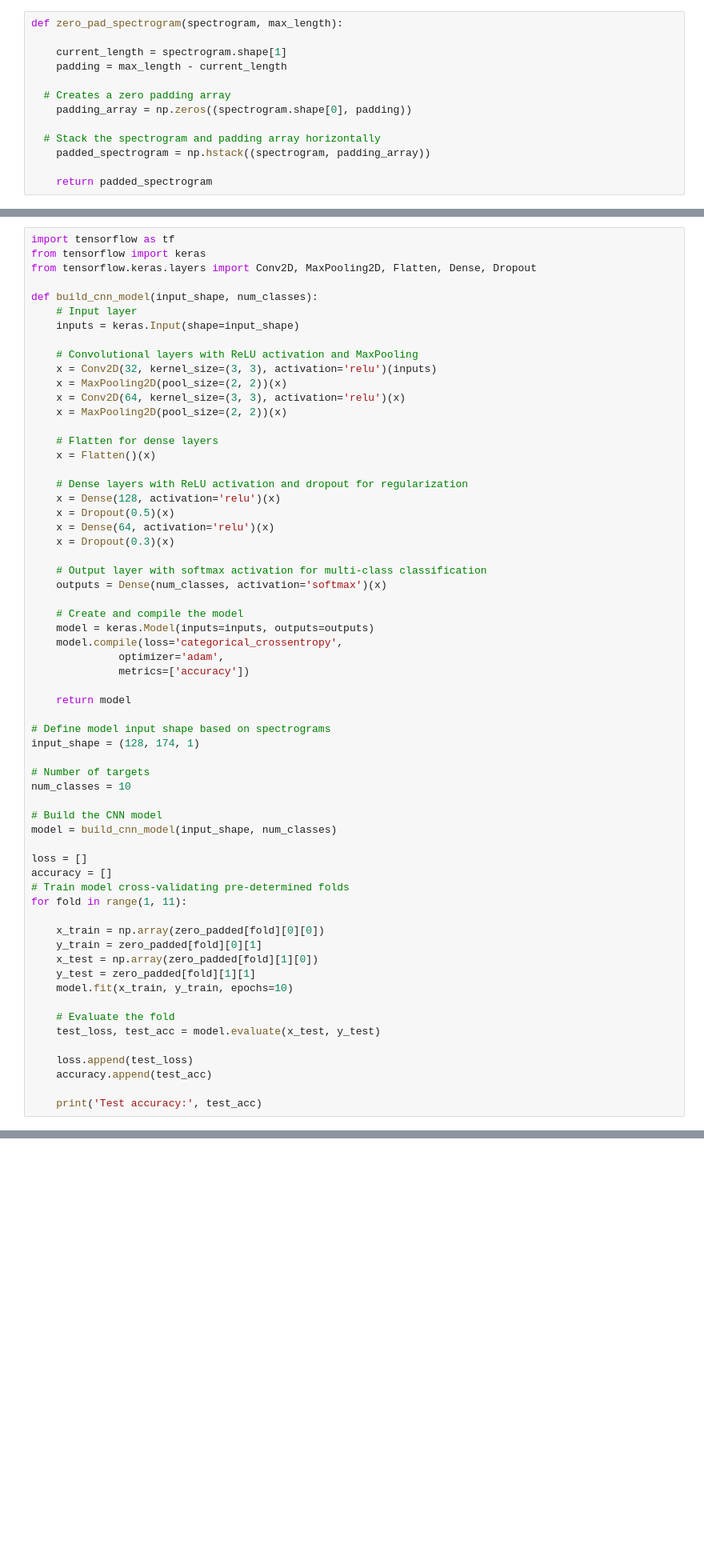
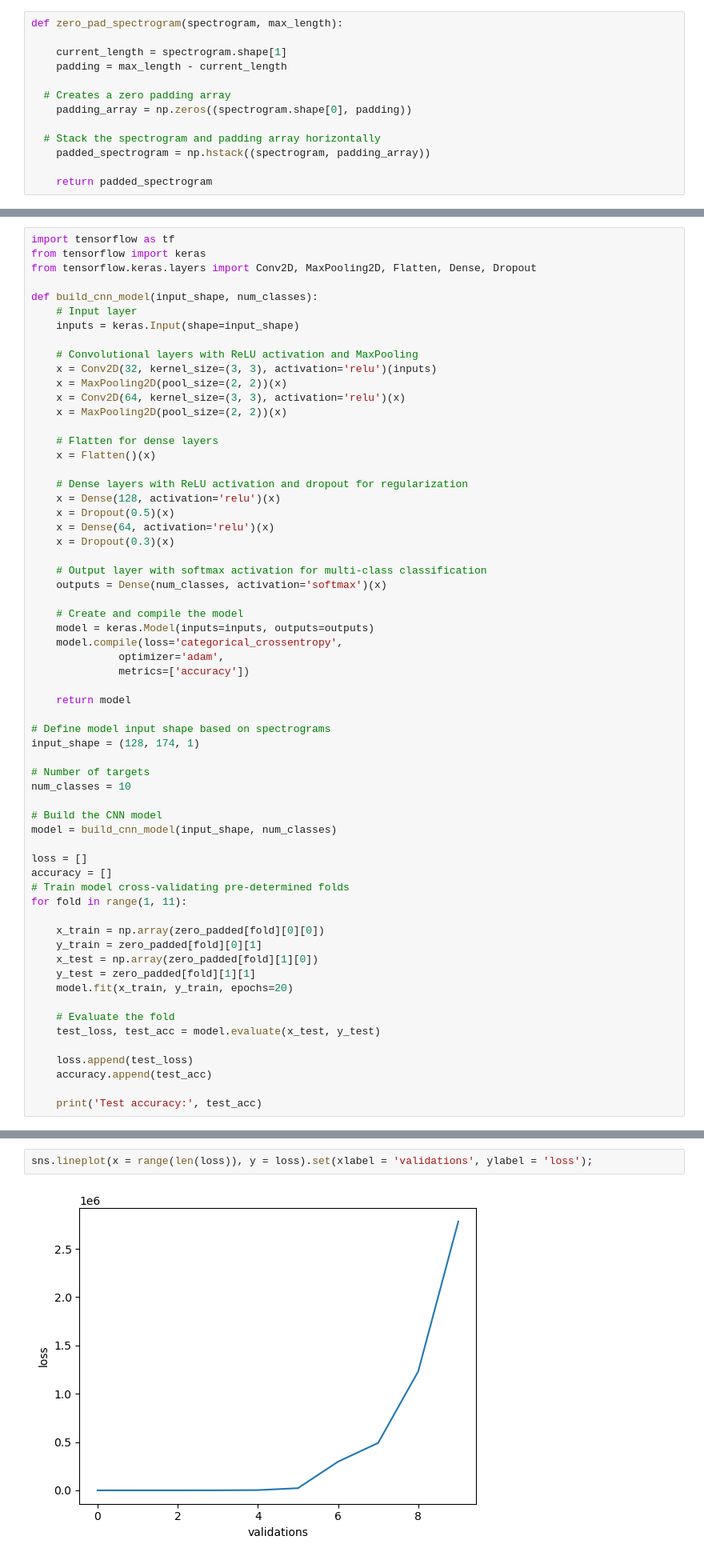
Before and after one commit to juancarlos285/urban-sound-classifier, a Jupyter notebook: ml_models.ipynb, the cells around one changed output, grey strips where cells are left out. Shown: that part at 80% size. Drawn from its saved outputs; the diff is of its cells as text; blank space fills up the shorter version.

Commit message:
cnn with 20 epochs

```diff
--- a/ml_models.ipynb
+++ b/ml_models.ipynb
@@ -437,7 +437,7 @@ for fold in range(1, 11):
     y_train = zero_padded[fold][0][1]
     x_test = np.array(zero_padded[fold][1][0])
     y_test = zero_padded[fold][1][1]
-    model.fit(x_train, y_train, epochs=10)
+    model.fit(x_train, y_train, epochs=20)
 
     # Evaluate the fold
     test_loss, test_acc = model.evaluate(x_test, y_test)
@@ -529,0 +500,4 @@ model.save("urban_sound_classifier.h5")
+# %%
+sns.lineplot(x = range(len(loss)), y = loss).set(xlabel = 'validations', ylabel = 'loss');
+# %% [output]
+[figure, added]
```
Also changed, not shown: parts of 4 cells of this notebook.
